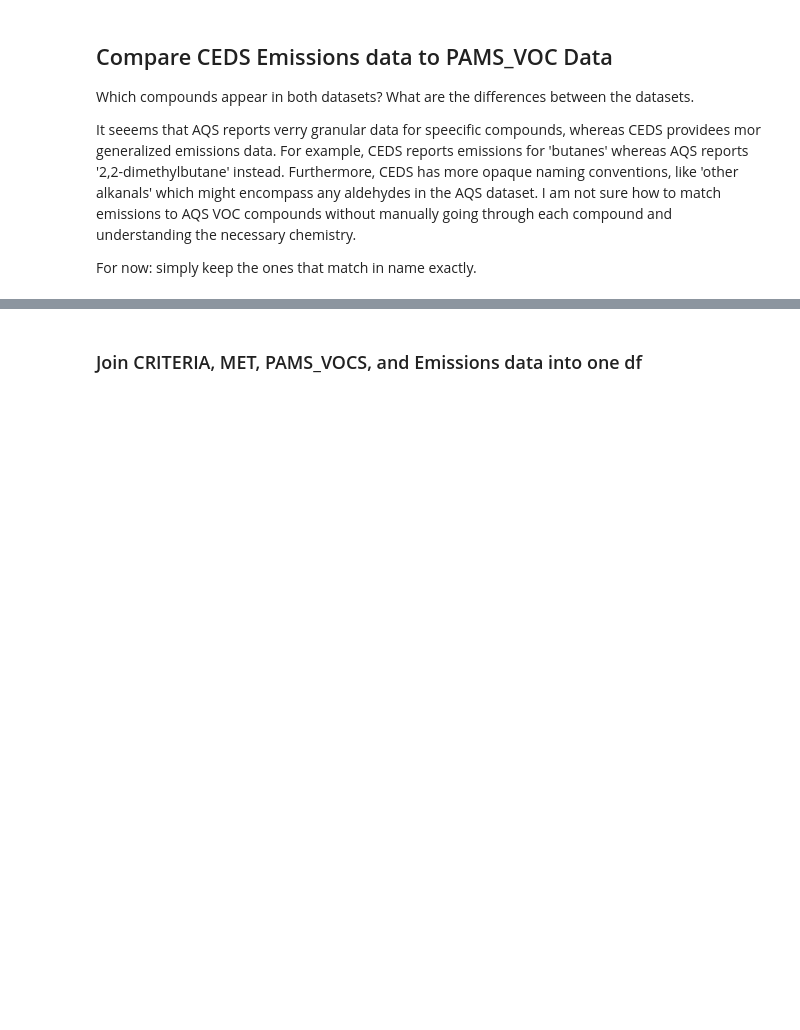
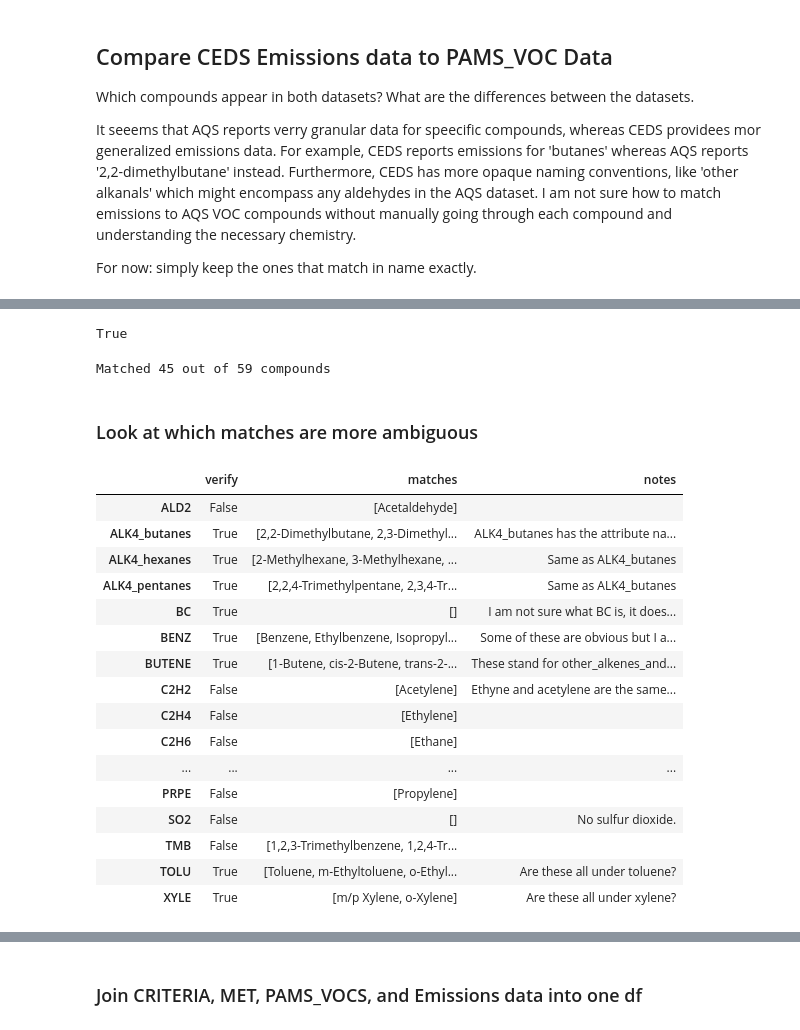
Before and after one commit to Tcintra/chem150, a Jupyter notebook: lab_notebook.ipynb, the cells around one changed output, grey strips where cells are left out. Cells and saved outputs as stored; diff of their text form; code cells hidden in the pictures; blank space fills up the shorter version.

Commit message:
Matched most of the AQS compounds to CEDS emissions data. The verify attribute in the dictionary highlights which matches I am unsure about and the notes attribute explains why.

```diff
--- a/lab_notebook.ipynb
+++ b/lab_notebook.ipynb
@@ -318,0 +314,36 @@ Matching compounds:
+# %%
+# Create JSON map of CEDS species names above and which AQS compounds have those emissions
+
+ceds_aqs_map = {
+    'ALD2' : {'verify' : False, 'matches' : ['Acetaldehyde'], 'notes' : ''},
+    'ALK4_butanes' : {'verify' : True, 'matches' : ['2,2-Dimethylbutane', '2,3-Dimethylbutane', 'Isobutane', 'n-Butane'], 'notes' : 'ALK4_butanes has the attribute name: butanes so I believe this is emissions data for all butanes. What do they mean by C4 alkanes?'},
+    'ALK4_hexanes' : {'verify' : True, 'matches' : ['2-Methylhexane', '3-Methylhexane', 'Cyclohexane', 'Methylcyclohexane', 'n-Hexane'], 'notes' : 'Same as ALK4_butanes'},
+    'ALK4_pentanes' : {'verify' : True, 'matches' : ['2,2,4-Trimethylpentane', '2,3,4-Trimethylpentane', '2,3-Dimethylpentane', '2,4-Dimethylpentane', '2-Methylpentane', '3-Methylpentane', 'Cyclopentane', 'Isopentane', 'Methylcyclopentane', 'n-Pentane'], 'notes' : 'Same as ALK4_butanes'},
+    'BC' : {'verify' : True, 'matches' : [], 'notes' : 'I am not sure what BC is, it does not have an entry in the wiki page but I think it stands for black carbon.'},
+    'BENZ' : {'verify' : True, 'matches' : ['Benzene', 'Ethylbenzene', 'Isopropylbenzene', 'm-Diethylbenzene', 'n-Propylbenzene', 'p-Diethylbenzene'], 'notes' : 'Some of these are obvious but I am not sure if all benzene derivatives fall under this category.'},
+    'BUTENE' : {'verify' : True, 'matches' : ['1-Butene', 'cis-2-Butene', 'trans-2-Butene', '1-Pentene'], 'notes' : 'These stand for other_alkenes_and_alkynes, not sure if any of the compounds fall under this category.'},
+    'C2H2' : {'verify' : False, 'matches' : ['Acetylene'], 'notes' : 'Ethyne and acetylene are the same thing.'},
+    'C2H4' : {'verify' : False, 'matches' : ['Ethylene'], 'notes' : ''},
+    'C2H6' : {'verify' : False, 'matches' : ['Ethane'], 'notes' : ''},
+    'C3H8' : {'verify' : False, 'matches' : ['Propane'], 'notes' : ''},
+    'CH2O' : {'verify' : False, 'matches' : ['Formaldehyde'], 'notes' : ''},
+    'CHC' : {'verify' : True, 'matches' : [], 'notes' : 'Are any of the AQS compounds chlorinated hydrocarbons?'},
+    'CO' : {'verify' : False, 'matches' : [], 'notes' : ''},
+    'CO2' : {'verify' : False, 'matches' : [], 'notes' : ''},
+    'EOH' : {'verify' : True, 'matches' : [], 'notes' : 'I am not sure if any of these are alcohols.'},
+    'ESTERS' : {'verify' : True, 'matches' : [], 'notes' : 'I am not sure if any of these are esters.'},
+    'ETHERS' : {'verify' : True, 'matches' : [], 'notes' : 'I am not sure if any of these are ethers.'},
+    'HCOOH' : {'verify' : True, 'matches' : [], 'notes' : 'I am not sure if any of these are formic acids.'},
+    'MEK' : {'verify' : True, 'matches' : [], 'notes' : 'I am not sure if any of these are methyl ethyl ketones.'},
+    'N2O' : {'verify' : True, 'matches' : [], 'notes' : 'I am not sure if any of these are nitrous oxides.'},
+    'NH3' : {'verify' : True, 'matches' : [], 'notes' : 'I am not sure if any of these are ammonia.'},
+    'NO' : {'verify' : True, 'matches' : [], 'notes' : 'I am not sure if any of these are nitric oxide.'},
+    'OC' : {'verify' : True, 'matches' : [], 'notes' : 'What does this stand for? It is not explicit in wiki page.'},
+    'OTHER_AROM' : {'verify' : True, 'matches' : [], 'notes': 'I think this is where some of the compounds under BENZ should actually be?'},
+    'OTHER_VOC' : {'verify' : True, 'matches' : [], 'notes' : 'What would fall under this category?'},
+    'PRPE' : {'verify' : False, 'matches' : ['Propylene'], 'notes' : ''},
+    'SO2' : {'verify' : False, 'matches' : [], 'notes' : 'No sulfur dioxide.'},
+    'TMB' : {'verify' : False, 'matches' : ['1,2,3-Trimethylbenzene', '1,2,4-Trimethylbenzene', '1,3,5-Trimethylbenzene'], 'notes' : ''},
+    'TOLU' : {'verify' : True, 'matches' : ['Toluene', 'm-Ethyltoluene', 'o-Ethyltoluene', 'p-Ethyltoluene'], 'notes' : 'Are these all under toluene?'},
+    'XYLE' : {'verify' : True, 'matches' : ['m/p Xylene', 'o-Xylene'], 'notes' : 'Are these all under xylene?'}
+}
@@ -318,0 +377,30 @@ Matching compounds:
+# %%
+len(matched) + len(unmatched) == len(vocs)
+# %% [output]
+True
+# %%
+print(f"Matched {len(matched)} out of {len(vocs)} compounds")
+# %% [output]
+Matched 45 out of 59 compounds
+# %% [markdown]
+### Look at which matches are more ambiguous
+# %%
+pd.DataFrame(ceds_aqs_map).T
+# %% [output]
+|  | verify | matches | notes |
+| ALD2 | False | [Acetaldehyde] |  |
+| ALK4_butanes | True | [2,2-Dimethylbutane, 2,3-Dimethyl... | ALK4_butanes has the attribute na... |
+| ALK4_hexanes | True | [2-Methylhexane, 3-Methylhexane, ... | Same as ALK4_butanes |
+| ALK4_pentanes | True | [2,2,4-Trimethylpentane, 2,3,4-Tr... | Same as ALK4_butanes |
+| BC | True | [] | I am not sure what BC is, it does... |
+| BENZ | True | [Benzene, Ethylbenzene, Isopropyl... | Some of these are obvious but I a... |
+| BUTENE | True | [1-Butene, cis-2-Butene, trans-2-... | These stand for other_alkenes_and... |
+| C2H2 | False | [Acetylene] | Ethyne and acetylene are the same... |
+| C2H4 | False | [Ethylene] |  |
+| C2H6 | False | [Ethane] |  |
+| ... | ... | ... | ... |
+| PRPE | False | [Propylene] |  |
+| SO2 | False | [] | No sulfur dioxide. |
+| TMB | False | [1,2,3-Trimethylbenzene, 1,2,4-Tr... |  |
+| TOLU | True | [Toluene, m-Ethyltoluene, o-Ethyl... | Are these all under toluene? |
+| XYLE | True | [m/p Xylene, o-Xylene] | Are these all under xylene? |
```
Also changed, not shown: parts of 7 cells of this notebook, 2 other files.
